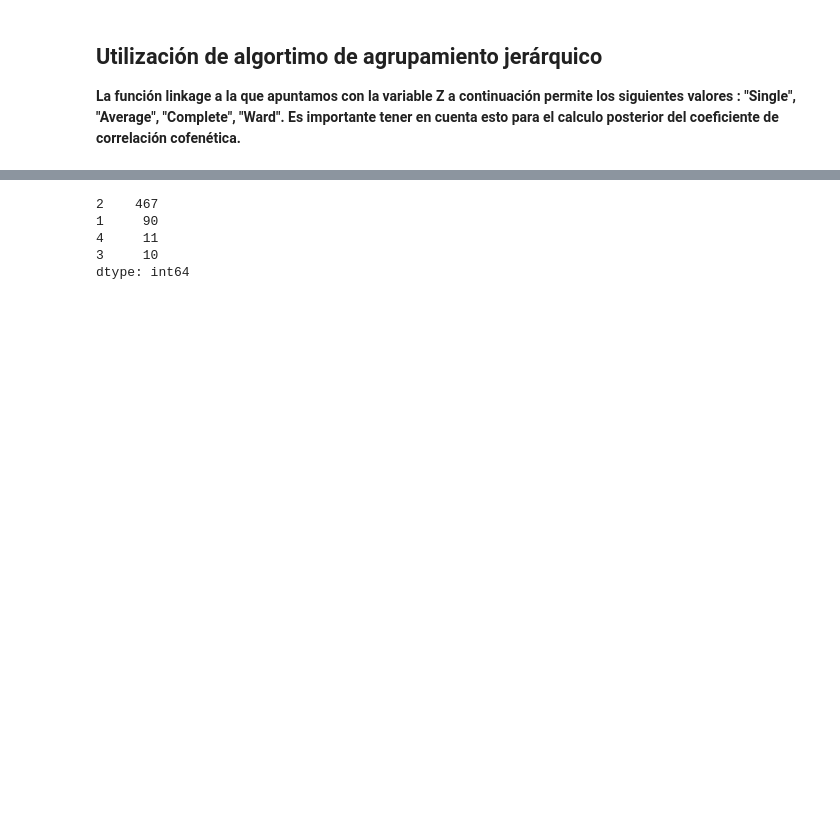
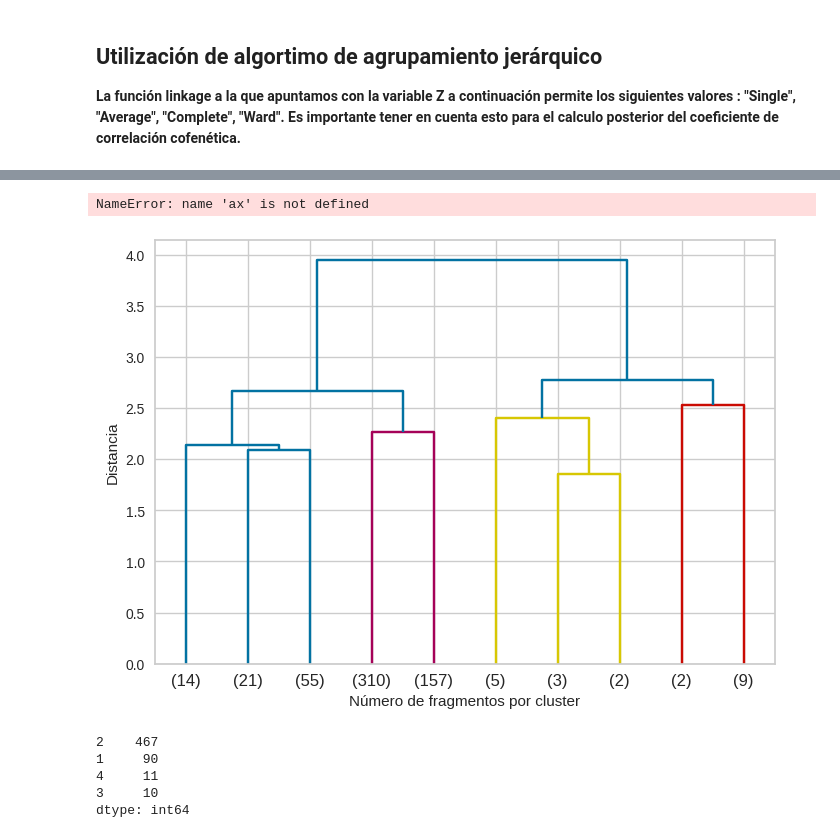
Before and after one commit to Daniel-SanchezG/Un-modelo-de-juguete, a Jupyter notebook: CCA_Clustering.ipynb, the cells around one changed output, grey strips where cells are left out. Drawn from its saved outputs; the diff is of its cells as text; code cells hidden in the pictures; blank space fills up the shorter version.

```diff
--- a/CCA_Clustering.ipynb
+++ b/CCA_Clustering.ipynb
@@ -109,3 +113,22 @@ plt.show()
+# %%
+plt.xlabel('Número de fragmentos por cluster')
+plt.ylabel('Distancia')
+#ax.set_yticklabels([])
+dendrogram(
+    Z,
+    truncate_mode='lastp',  # show only the last p merged clusters
+    color_threshold=max_d,
+    p=10,  # show only the last p merged clusters
+    show_leaf_counts=True,  # otherwise numbers in brackets are counts
+    #leaf_rotation=90.,
+    leaf_font_size=12.,
+    show_contracted=False,  # to get a distribution impression in truncated branches
+)
+ax.set_yticklabels([])
+plt.show()
+# %% [output]
+NameError: name 'ax' is not defined
+[figure, added]
 # %%
 # Elección del nivel de corte del dendrográma para establece rnúmero de grupos
 clu = fcluster(Z, max_d, criterion='distance')
```
Also changed, not shown: parts of 1 cell of this notebook, 3 other files.
